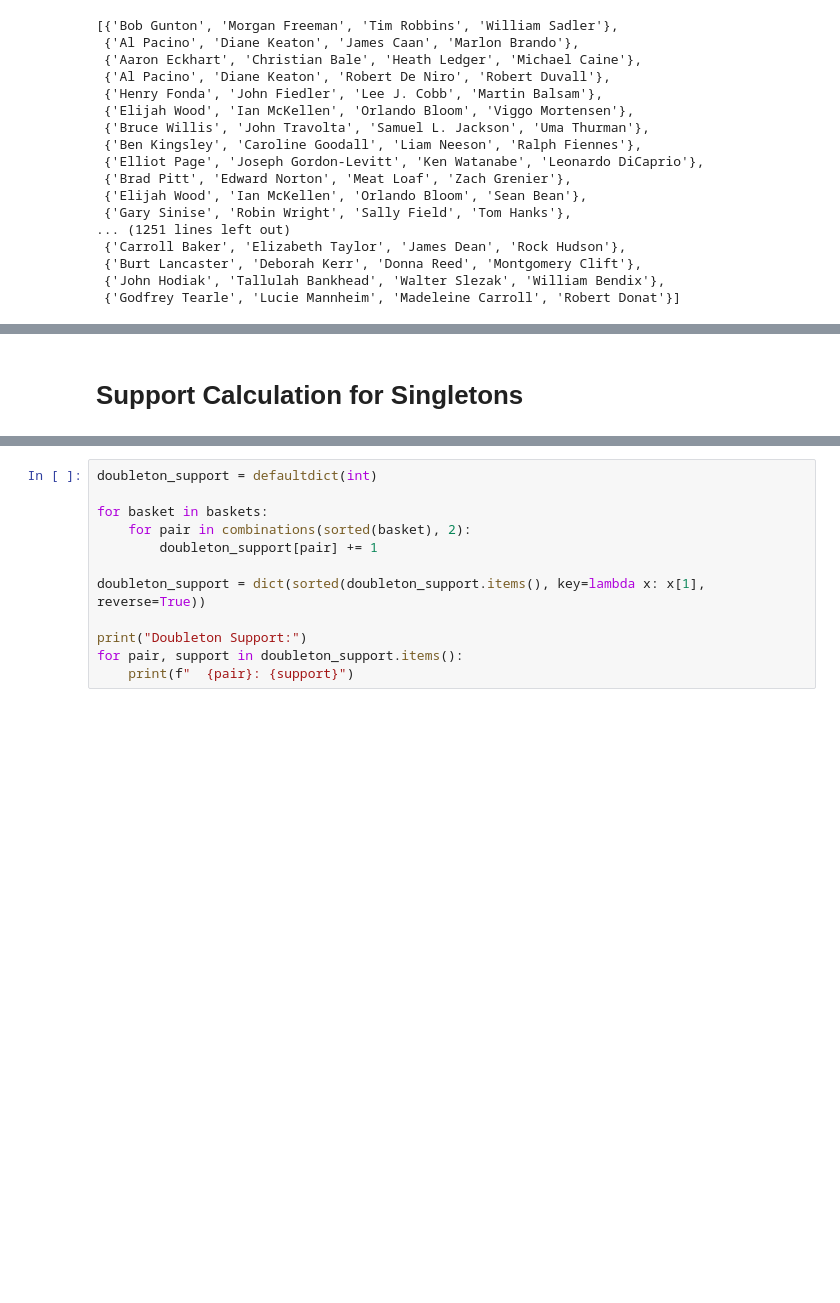
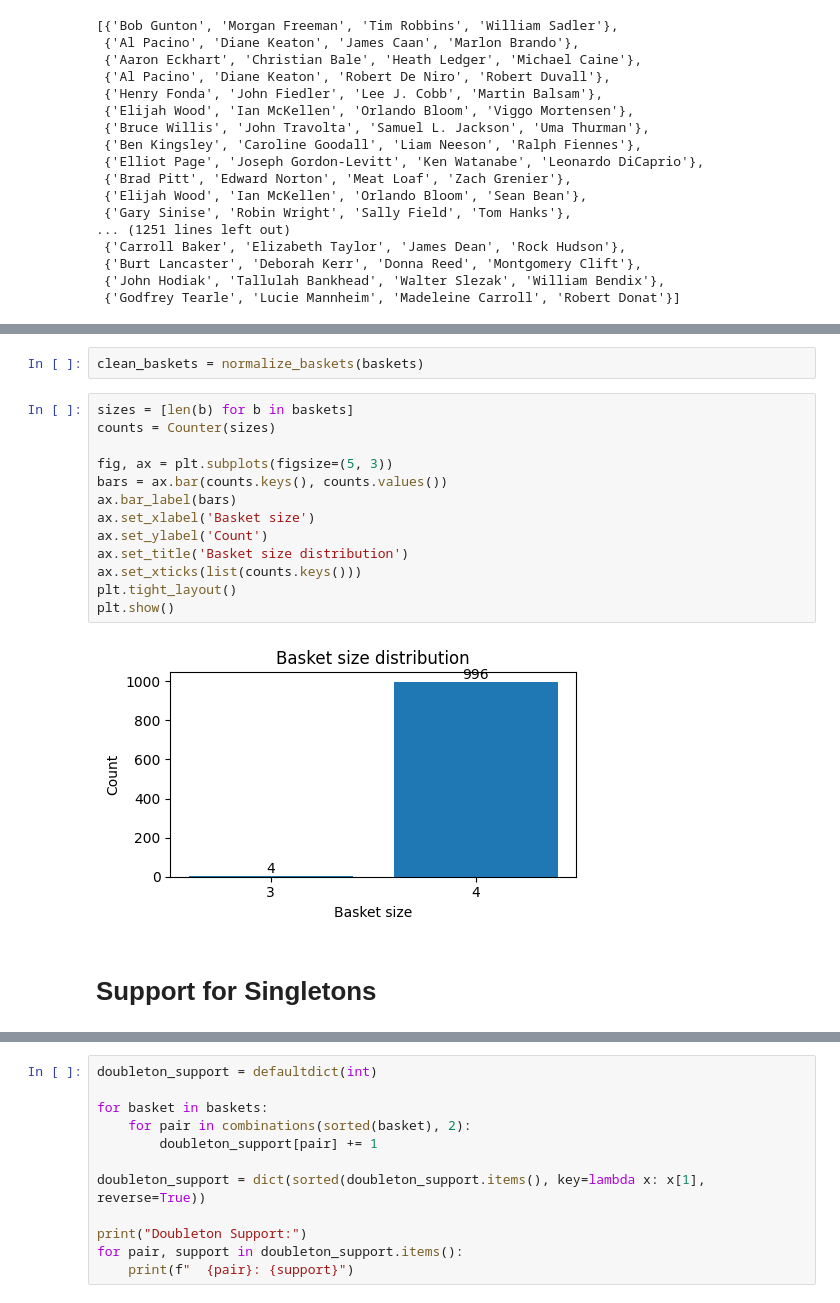
Before and after one commit to bercaakbayir/unimi-dse-amd-assignment, a Jupyter notebook: main.ipynb, the cells around one changed output, grey strips where cells are left out. Drawn from its saved outputs; the diff is of its cells as text; blank space fills up the shorter version.

```diff
--- a/main.ipynb
+++ b/main.ipynb
@@ -88,5 +140,22 @@ baskets
+# %%
+clean_baskets = normalize_baskets(baskets)
+# %%
+sizes = [len(b) for b in baskets]
+counts = Counter(sizes)
+
+fig, ax = plt.subplots(figsize=(5, 3))
+bars = ax.bar(counts.keys(), counts.values())
+ax.bar_label(bars)
+ax.set_xlabel('Basket size')
+ax.set_ylabel('Count')
+ax.set_title('Basket size distribution')
+ax.set_xticks(list(counts.keys()))
+plt.tight_layout()
+plt.show()
+# %% [output]
+[figure, added]
 # %% [markdown]
-# Support Calculation for Singletons
+# Support for Singletons
 # %%
 singleton_support = defaultdict(int)
 
```
Also changed, not shown: parts of 28 cells of this notebook, 4 other files.
